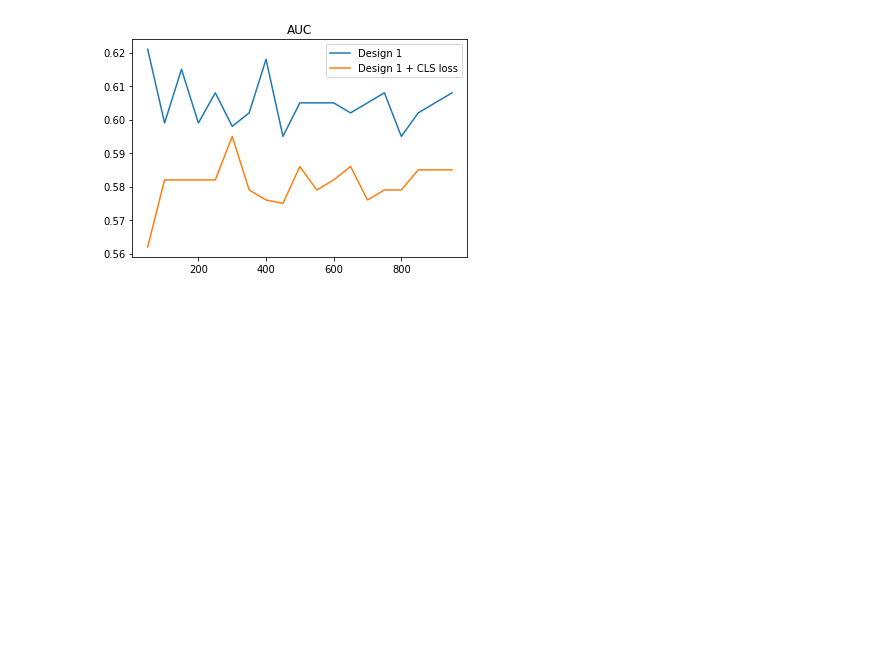
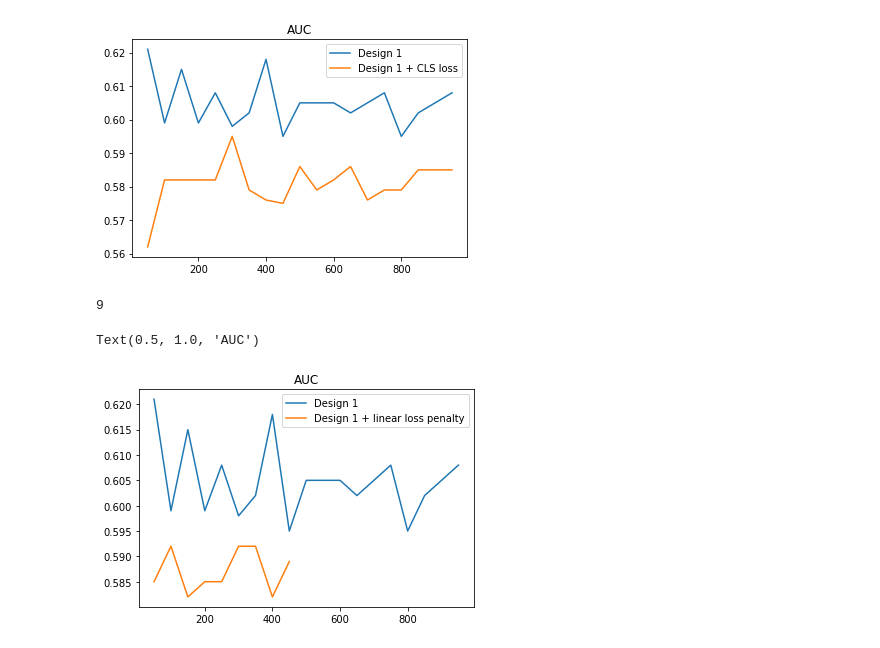
Before and after one commit to xxchenxx/CLEAN, a Jupyter notebook: app/draw.ipynb, the cells around one changed output. Cells and saved outputs as stored; diff of their text form; code cells hidden in the pictures; blank space fills up the shorter version.

```diff
--- a/app/draw.ipynb
+++ b/app/draw.ipynb
@@ -433,3 +433,30 @@ plt.title("AUC")
 # %% [output]
 Text(0.5, 1.0, 'AUC')
 [figure]
+# %%
+
+import matplotlib.pyplot as plt
+with open("layer_12_attention_1-weighted.out") as f:
+    result_35m_1_linear = f.readlines()
+result_35m_1_linear_precisions = []
+result_35m_1_linear_recalls = []
+result_35m_1_linear_F1s = []
+result_35m_1_linear_AUCs = []
+for line in result_35m_1_linear:
+    if line.startswith(">>> pre"):
+        result_35m_1_linear_precisions.append(float(line.split("precision: ")[1].split("|")[0]))
+        result_35m_1_linear_recalls.append(float(line.split("recall: ")[1].split("|")[0]))
+        result_35m_1_linear_F1s.append(float(line.split("F1: ")[1].split("|")[0]))
+        result_35m_1_linear_AUCs.append(float(line.split("AUC: ")[1]))
+# %%
+print(len(result_35m_1_linear_precisions))
+# %% [output]
+9
+# %%
+plt.plot(range(50, 1000, 50), result_35m_AUCs[-19:], label='Design 1')
+plt.plot(range(50, 500, 50), result_35m_1_linear_AUCs[-19:], label='Design 1 + linear loss penalty')
+plt.legend()
+plt.title("AUC")
+# %% [output]
+Text(0.5, 1.0, 'AUC')
+[figure, added]
```
Also changed, not shown: parts of 4 cells of this notebook, 12 other files.
